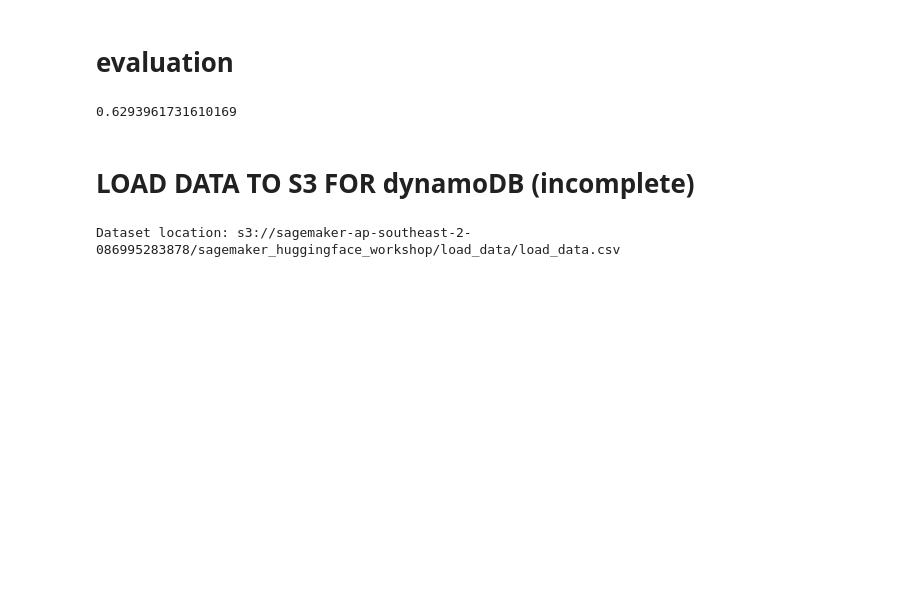
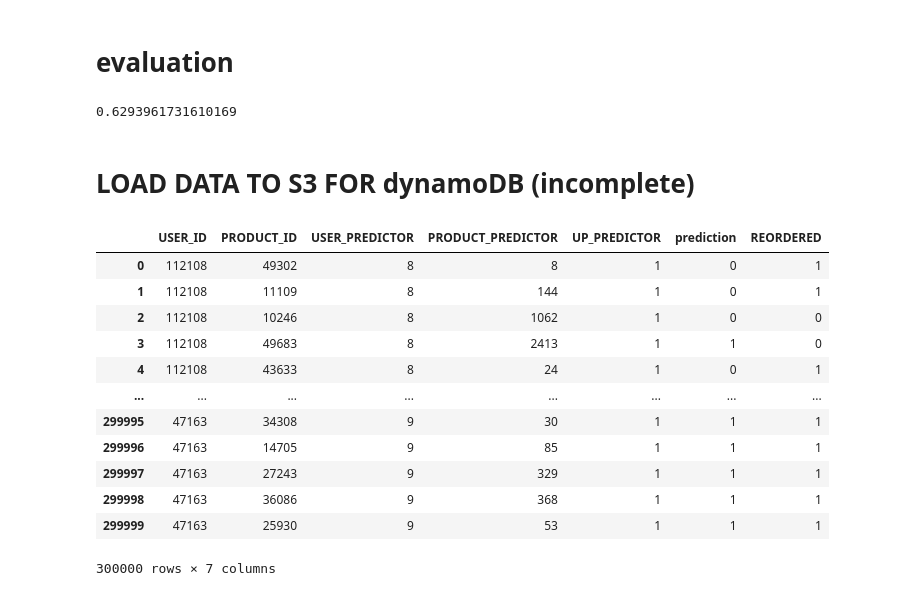
Before and after one commit to IEDM-JR/IEDM-MachineLearning, a Jupyter notebook: logisticRegressionPP.ipynb, the cells around one changed output. Drawn from its saved outputs; the diff is of its cells as text; code cells hidden in the pictures; blank space fills up the shorter version.

Commit message:
load data to s3
success! wuuhuuu

```diff
--- a/logisticRegressionPP.ipynb
+++ b/logisticRegressionPP.ipynb
@@ -141,4 +127,16 @@ dataset_path = sagemaker_session.upload_data(path='./load_data.csv', key_prefix=
-# %%
-print(f'Dataset location: {dataset_path}')
-# %% [output]
-Dataset location: s3://sagemaker-ap-southeast-2-086995283878/sagemaker_huggingface_workshop/load_data/load_data.csv
+# %%
+load_data
+# %% [output]
+|  | USER_ID | PRODUCT_ID | USER_PREDICTOR | PRODUCT_PREDICTOR | UP_PREDICTOR | prediction | REORDERED |
+| 0 | 112108 | 49302 | 8 | 8 | 1 | 0 | 1 |
+| 1 | 112108 | 11109 | 8 | 144 | 1 | 0 | 1 |
+| 2 | 112108 | 10246 | 8 | 1062 | 1 | 0 | 0 |
+| 3 | 112108 | 49683 | 8 | 2413 | 1 | 1 | 0 |
+| 4 | 112108 | 43633 | 8 | 24 | 1 | 0 | 1 |
+| ... | ... | ... | ... | ... | ... | ... | ... |
+| 299995 | 47163 | 34308 | 9 | 30 | 1 | 1 | 1 |
+| 299996 | 47163 | 14705 | 9 | 85 | 1 | 1 | 1 |
+| 299997 | 47163 | 27243 | 9 | 329 | 1 | 1 | 1 |
+| 299998 | 47163 | 36086 | 9 | 368 | 1 | 1 | 1 |
+| 299999 | 47163 | 25930 | 9 | 53 | 1 | 1 | 1 |
+300000 rows × 7 columns
```
Also changed, not shown: parts of 7 cells of this notebook, 1 other file.
